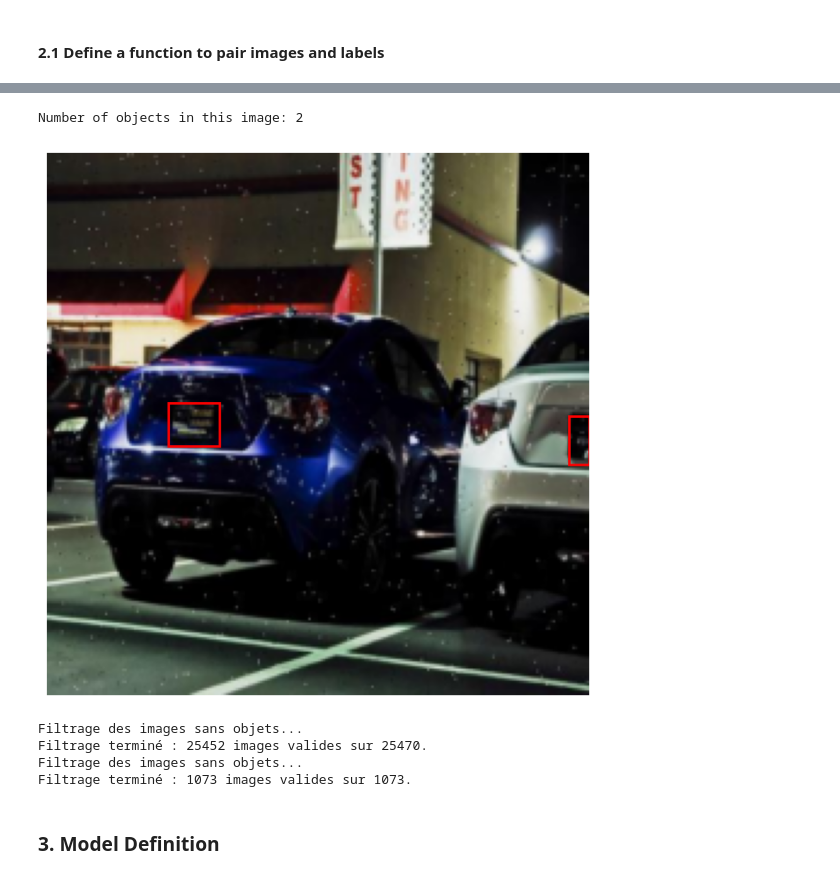
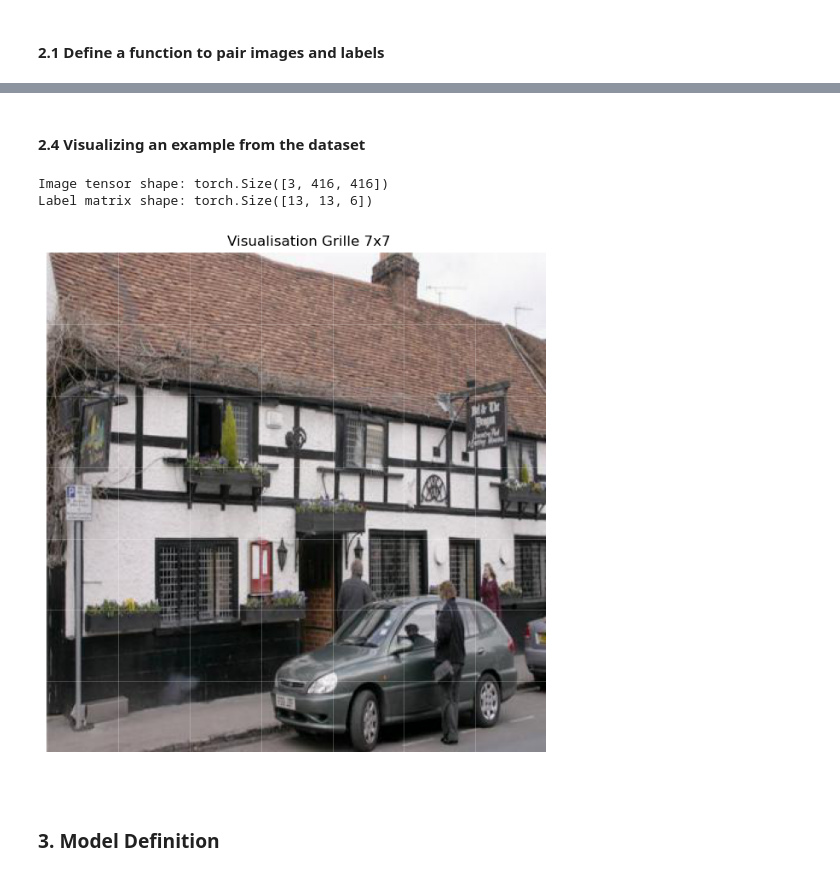
Before and after one commit to C3l3stin/ICVIS_project, a Jupyter notebook: notebooks/celestin.ipynb, the cells around one changed output, grey strips where cells are left out. Cells and saved outputs as stored; diff of their text form; code cells hidden in the pictures.

Commit message:
Data YOLO Formating + First YOLO Model

```diff
--- a/notebooks/celestin.ipynb
+++ b/notebooks/celestin.ipynb
@@ -96,0 +86,3 @@ tensor([[103.1154, 198.0192,   9.1538,   6.7308]])
+# %%
+train_dataset = process_pairs_to_normalized_dataset(train_pairs[:1000])
+val_dataset   = process_pairs_to_normalized_dataset(val_pairs[:200])
@@ -149,50 +130,25 @@ val_ds = OneObjectDataset(val_dataset, transform, IMG_SIZE, indices=val_indices)
-# %%
-# Get one sample
-img, bbox, labels = train_ds[197]  # img: Tensor [C,H,W], targets: Tensor [[x, y, w, h]]
-
-display_image_with_bboxes(img, bbox)
-# %% [output]
-Number of objects in this image: 2
-[figure, removed]
-# %%
-import torchvision.transforms as T
-
-IMG_SIZE = 224
-
-transform = T.Compose([
-    T.Resize((IMG_SIZE, IMG_SIZE)),
-    T.ToTensor()
-])
-
-def get_valid_indices(dataset):
-    valid_indices = []
-    print("Filtrage des images sans objets...")
-    for i in range(len(dataset)):
-        try:
-            _, bboxes, _ = dataset[i]
-            if len(bboxes) > 0:
-                valid_indices.append(i)
-        except Exception:
-            # En cas de fichier corrompu ou illisible
-            continue
-    print(f"Filtrage terminé : {len(valid_indices)} images valides sur {len(dataset)}.")
-    return valid_indices
-
-
-IMG_SIZE = 224
-
-# Génération des indices filtrés
-train_indices = get_valid_indices(train_dataset)
-val_indices = get_valid_indices(val_dataset)
-
-# Création des datasets finaux
-train_ds = OneObjectDataset(train_dataset, transform, IMG_SIZE, indices=train_indices)
-val_ds = OneObjectDataset(val_dataset, transform, IMG_SIZE, indices=val_indices)
-
-train_loader = DataLoader(train_ds, batch_size=32, shuffle=True)
-val_loader = DataLoader(val_ds, batch_size=32, shuffle=False)
-# %% [output]
-Filtrage des images sans objets...
-Filtrage terminé : 25452 images valides sur 25470.
-Filtrage des images sans objets...
-Filtrage terminé : 1073 images valides sur 1073.
+# %%
+import torchvision.transforms as transforms
+
+# Définissez une taille standard (YOLO utilise souvent 416 ou 640)
+IMAGE_SIZE = 416
+
+my_transforms = transforms.Compose([
+    transforms.Resize((IMAGE_SIZE, IMAGE_SIZE)), # Redimensionne TOUTES les images
+    transforms.ToTensor(),                        # Convertit en [0, 1]
+])
+
+# Appliquez ces transformations à vos datasets
+train_ds = YoloDataset(train_dataset, transform=my_transforms, S=13)
+val_ds   = YoloDataset(val_dataset,   transform=my_transforms, S=13)
+# %% [markdown]
+#### 2.4 Visualizing an example from the dataset
+# %%
+img, label = train_ds[1]
+print("Image tensor shape:", img.shape)
+print("Label matrix shape:", label.shape)
+plot_yolo_sample(img, label, S=7)
+# %% [output]
+Image tensor shape: torch.Size([3, 416, 416])
+Label matrix shape: torch.Size([13, 13, 6])
+[figure, added]
```
Also changed, not shown: parts of 20 cells of this notebook, 1 other file.
